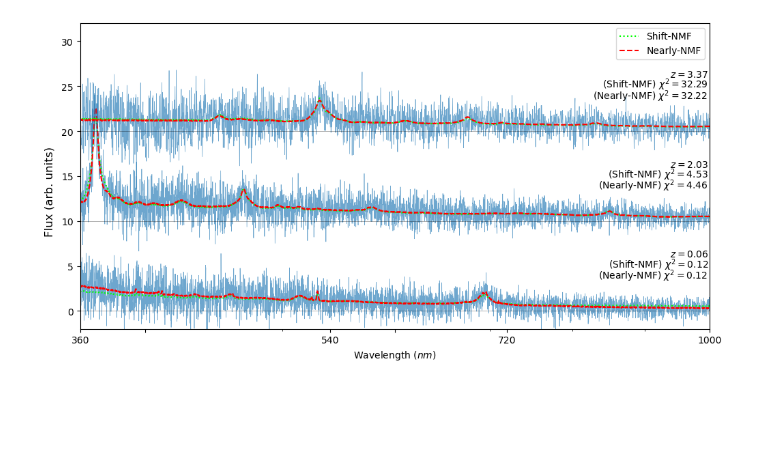
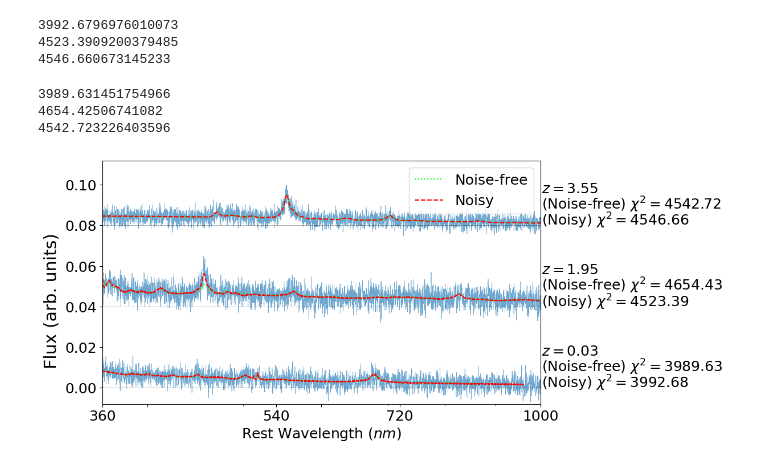
Before and after one commit to dylanagreen/nearly_nmf, a Jupyter notebook: paper/06-recon.ipynb, the cells around one changed output. Cells and saved outputs as stored; diff of their text form; code cells hidden in the pictures; blank space fills up the shorter version.

Commit message:
Final clean of all plot notebooks and documentation thereof.

```diff
--- a/paper/06-recon.ipynb
+++ b/paper/06-recon.ipynb
@@ -54,10 +64,40 @@ V = ivar
 # %%
-H_nearly = np.load("templates/H_nearly_no_lya.npy")
-W_nearly = np.load("templates/W_nearly_no_lya.npy")
-recon_nearly = W_nearly @ H_nearly
-chi_2_nearly = np.sum((np.sqrt(V) * (X - recon_nearly[:, :10000])) ** 2, axis=0)
+# Fit the noisy templates to the given three spectra
+W_noisy = np.load("templates/W_nearly_noisy.npy")
+
+recons_noisy = []
+chi_2_noisy = []
+for i in choices:
+    V_diag = np.diag(V[keep_range, i])
+    W = V_diag @ W_noisy
+    H_0, _ = nnls(W, V_X[keep_range, i])
+    recon = W_noisy @ H_0
+    recons_noisy.append(recon)
+
+    chi_2 = np.sum(V[keep_range, i] * (X[keep_range, i] - recon) ** 2)
+    print(chi_2)
+    chi_2_noisy.append(chi_2)
+# %% [output]
+3992.6796976010073
+4523.3909200379485
+4546.660673145233
 # %%
-H_shift = np.load("templates/H_shift_no_lya.npy")
-W_shift = np.load("templates/W_shift_no_lya.npy")
-recon_shift = W_shift @ H_shift
-chi_2_shift = np.sum((np.sqrt(V) * (X - recon_shift[:, :10000])) ** 2, axis=0)
+# Fit the noiseless templates to the given three spectra
+W_noiseless = np.load("templates/W_nearly_noiseless.npy")
+
+recons_noiseless = []
+chi_2_noiseless = []
+for i in choices:
+    V_diag = np.diag(V[keep_range, i])
+    W = V_diag @ W_noiseless
+    H_0, _ = nnls(W, V_X[keep_range, i])
+    recon = W_noiseless @ H_0
+    recons_noiseless.append(recon)
+
+    chi_2 = np.sum(V[keep_range, i] * (X[keep_range, i] - recon) ** 2)
+    print(chi_2)
+    chi_2_noiseless.append(chi_2)
+# %% [output]
+3989.631451754966
+4654.42506741082
+4542.723226403596
@@ -69,40 +104,41 @@ choices = [choice_1, choice_2, choice_3]
 # %%
-fig, ax = plt.subplots(1, 1, figsize=(10, 5), layout="constrained")
+plt.rcParams.update({'font.size': 18})
+fig, ax = plt.subplots(1, 1, figsize=(12, 5), layout="constrained")
 
-offset = 10
-text_offset = 2
+scale_factor = 250
+offset = 10 / scale_factor
+text_offset = 2 / scale_factor
 scale_range = (w_grid > 3600) & (w_grid < 10000)
 for i in range(len(noisy)):
 
     ax.plot(w_grid * (1 + redshifts[i]), renorm[i] + offset * i, c="C0", lw=0.5, alpha=0.65)
     ylim = ax.get_ylim() # Want to set the ylims by the original spectra not the reconstruction
 
     scale = np.nanmedian(renorm[i]) / np.nanmedian(noisy[i])
-    label = "Shift-NMF" if i == 0 else None
-    ax.plot(w_grid * (1 + redshifts[i]), recon_shift[:, choices[i]] * scale + offset * i, c="lime", ls="dotted", lw=1.5, label=label)
-    label = "Nearly-NMF" if i == 0 else None
-    ax.plot(w_grid * (1 + redshifts[i]), recon_nearly[:, choices[i]] * scale + offset * i, c="red", ls="dashed", lw=1.5, label=label)
+    label = "Noise-free" if i == 0 else None
+    ax.plot(w_grid[keep_range] * (1 + redshifts[i]), recons_noiseless[i] * scale + offset * i, c="lime", ls="dotted", lw=1.5, label=label)
+    label = "Noisy" if i == 0 else None
+    ax.plot(w_grid[keep_range] * (1 + redshifts[i]), recons_noisy[i] * scale + offset * i, c="red", ls="dashed", lw=1.5, label=label)
 
     # Annotating their redshifts
     this_z = str(np.round(redshifts[i], decimals=2))
-    ax.text(10000 - 20, text_offset * 3 + i * offset, f"$z=${this_z}", ha="right")
-    shift_chi = np.round(chi_2_shift[choices[i]][0], decimals=2)
-    nearly_chi = np.round(chi_2_nearly[choices[i]][0], decimals=2)
-    ax.text(10000 - 20, text_offset * 2.42 + i * offset, f"(Shift-NMF) $\chi^2={shift_chi}$", ha="right")
-    ax.text(10000 - 20, text_offset * 1.80 + i * offset,   f"(Nearly-NMF) $\chi^2={nearly_chi}$ ", ha="right")
+    ax.text(10000 + 20, text_offset * 2 + i * offset, f"$z=${this_z}", ha="left")
+    noiseless_chi = np.round(chi_2_noiseless[i], decimals=2)
+    noisy_chi = np.round(chi_2_noisy[i], decimals=2)
+    ax.text(10000 + 20, text_offset * 1 + i * offset, f"(Noise-free) $\chi^2={noiseless_chi}$", ha="left")
+    ax.text(10000 + 20, i * offset,   f"(Noisy) $\chi^2={noisy_chi}$ ", ha="left")
 
     ax.axhline(y=offset * i, alpha=0.45, c="k", lw=0.5)
 
-ax.set(xscale="log",  xlim=(3600, 10000), ylim=(-2, 32))
+ax.set(xscale="log",  xlim=(3600, 10000), ylim=(-2 / scale_factor, 28 / scale_factor))
 
 # Last two clear the ones already there.
 x_labels = np.asarray([360, 540, 720, 1000, 400, 600])
 ax.set_xticks(x_labels*10, np.hstack([x_labels[:-2], ["", ""]]))
 ax.legend(loc="upper right")
 
-
 fig.supylabel("Flux (arb. units)")
-plt.xlabel("Wavelength ($nm$)")
+plt.xlabel("Rest Wavelength ($nm$)")
 plt.savefig("plots/qso_recons.pdf", bbox_inches="tight", dpi=256)
 # %% [output]
-[figure, old version]
+[figure, new version]
```
Also changed, not shown: parts of 9 cells of this notebook, 5 other files.
